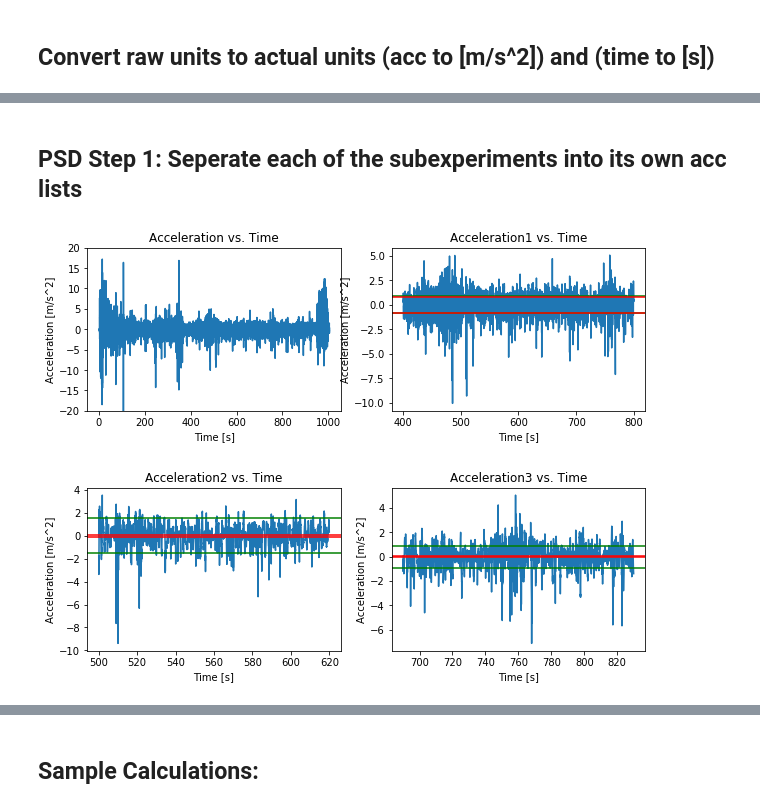
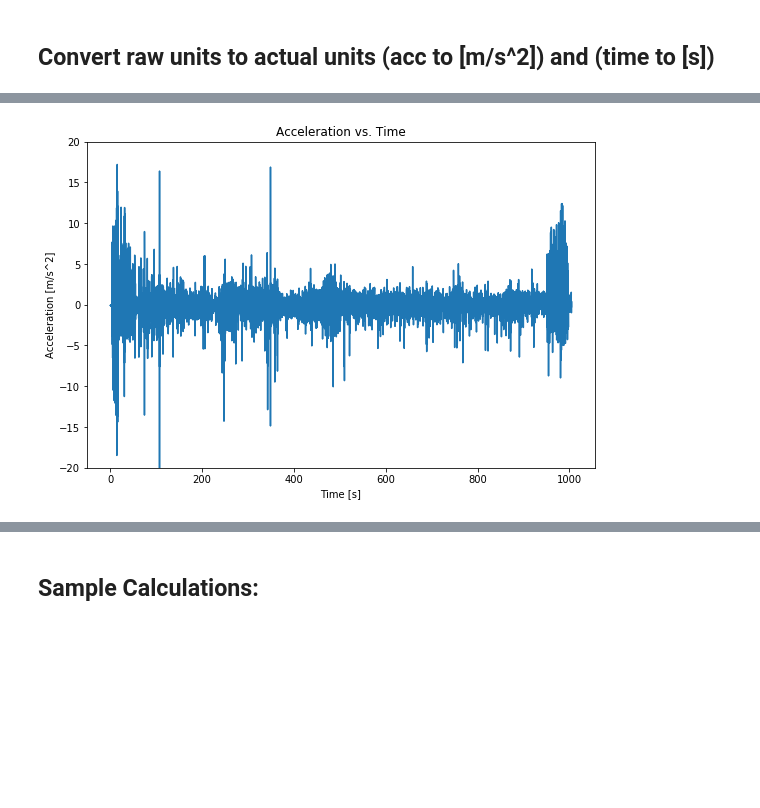
Before and after one commit to pjsimmon/E4E_Smartfin, a Jupyter notebook: PSD_FM_OceanData1.ipynb, the cells around one changed output, grey strips where cells are left out. Drawn from its saved outputs; the diff is of its cells as text; code cells hidden in the pictures; blank space fills up the shorter version.

```diff
--- a/PSD_FM_OceanData1.ipynb
+++ b/PSD_FM_OceanData1.ipynb
@@ -393,5 +384,3 @@ Graph of our entire experiment:
-# %% [markdown]
-## PSD Step 1: Seperate each of the subexperiments into its own acc lists
 # %%
 #for x in time_e_array:
 #    print(x)
@@ -454,52 +443,51 @@ dacc_array2 = signal.detrend(acc_array2)
 dacc_array3 = signal.detrend(acc_array3)
 
 
 ##Plotting:
-f1 = plt.figure(figsize=(10,3))
+f1 = plt.figure(figsize=(20,6))
 ax1 = f1.add_subplot(121)
-ax2 = f1.add_subplot(122)
+#ax2 = f1.add_subplot(122)
 
-f2 = plt.figure(figsize=(10,3))
-ax3 = f2.add_subplot(121)
-ax4 = f2.add_subplot(122)
+#f2 = plt.figure(figsize=(10,3))
+#ax3 = f2.add_subplot(121)
+#ax4 = f2.add_subplot(122)
 
 ax1.plot(time_array, dacc_array)
 ax1.set_title("Acceleration vs. Time")
 ax1.set_xlabel("Time [s]")
 ax1.set_ylabel('Acceleration [m/s^2]')
 ax1.set_ylim([-20,20])
 
 ax2.plot(time_array1, dacc_array1)
 ax2.set_title("Acceleration1 vs. Time")
 ax2.set_xlabel("Time [s]")
 ax2.set_ylabel("Acceleration [m/s^2]")
-ax2.axhline(y=0.9, color="green") #yellow is expected
-ax2.axhline(y=-0.9, color="green")
-ax2.axhline(y=0.8, color="red") #orange is returned
-ax2.axhline(y=-0.8, color="red")
-#ax2.set_ylim([-6,6])
+#ax2.axhline(y=0.9, color="green") #yellow is expected
+#ax2.axhline(y=-0.9, color="green")
+#ax2.axhline(y=0.8, color="red") #orange is returned
+#ax2.axhline(y=-0.8, color="red")
+##ax2.set_ylim([-6,6])
 
 ax3.plot(time_array2, dacc_array2)
 ax3.set_title("Acceleration2 vs. Time")
 ax3.set_xlabel("Time [s]")
 ax3.set_ylabel("Acceleration [m/s^2]")
-ax3.axhline(y=1.52, color="green") #yellow is expected
-ax3.axhline(y=-1.52, color="green")
-ax3.axhline(y=0.11, color="red")
-ax3.axhline(y=-0.11, color="red")
-#ax3.set_ylim([-6,6])
+#ax3.axhline(y=1.52, color="green") #yellow is expected
+#ax3.axhline(y=-1.52, color="green")
+#ax3.axhline(y=0.11, color="red")
+#ax3.axhline(y=-0.11, color="red")
+##ax3.set_ylim([-6,6])
 
 ax4.plot(time_array3, dacc_array3)
 ax4.set_title("Acceleration3 vs. Time")
 ax4.set_xlabel("Time [s]")
 ax4.set_ylabel("Acceleration [m/s^2]")
-ax4.axhline(y=0.9, color="green") #yellow is expected
-ax4.axhline(y=-0.9, color="green")
-ax4.axhline(y=0.04, color="red")
-ax4.axhline(y=-0.04, color="red")
-#ax4.set_ylim([-6,6])
+#ax4.axhline(y=0.9, color="green") #yellow is expected
+#ax4.axhline(y=-0.9, color="green")
+#ax4.axhline(y=0.04, color="red")
+#ax4.axhline(y=-0.04, color="red")
+##ax4.set_ylim([-6,6])
 
 plt.show()
 # %% [output]
-[figure, old version]
+[figure, new version]
-[figure, removed]
```
Also changed, not shown: parts of 9 cells of this notebook, 5 other files.
